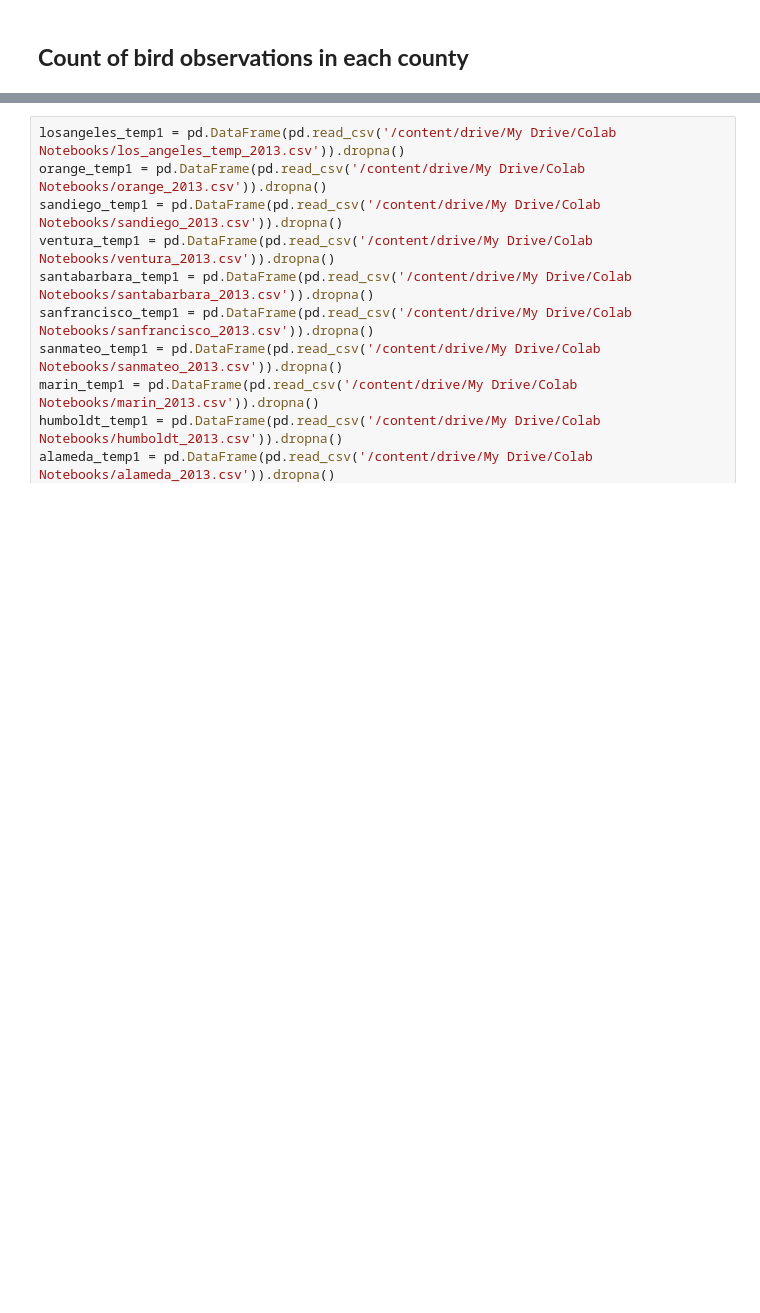
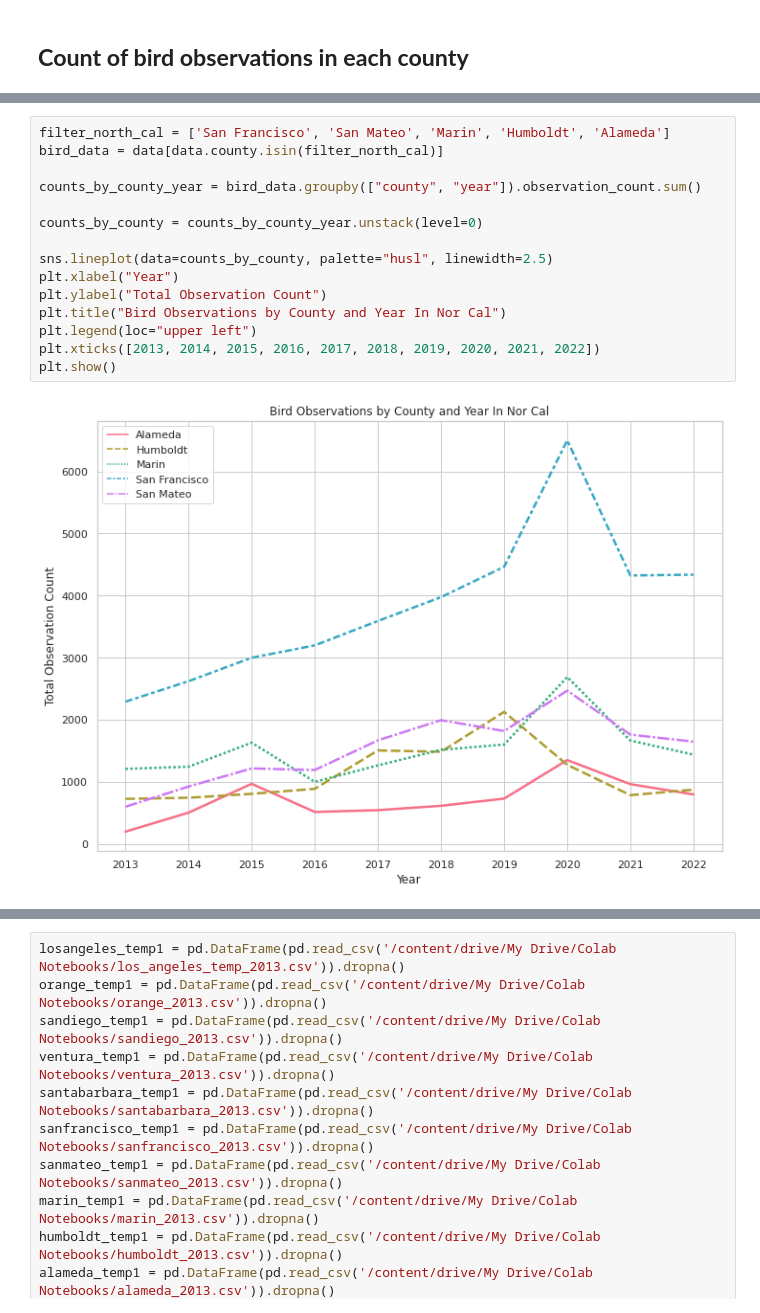
Before and after one commit to imshivs/hummingbirds, a Jupyter notebook: hummingbirds_FINAL_PROJECT.ipynb, the cells around one changed output, grey strips where cells are left out. Cells and saved outputs as stored; diff of their text form; blank space fills up the shorter version.

```diff
--- a/hummingbirds_FINAL_PROJECT.ipynb
+++ b/hummingbirds_FINAL_PROJECT.ipynb
@@ -170,0 +153,17 @@ plt.legend(loc="best")
+# %%
+filter_north_cal = ['San Francisco', 'San Mateo', 'Marin', 'Humboldt', 'Alameda']
+bird_data = data[data.county.isin(filter_north_cal)]
+
+counts_by_county_year = bird_data.groupby(["county", "year"]).observation_count.sum()
+
+counts_by_county = counts_by_county_year.unstack(level=0)
+
+sns.lineplot(data=counts_by_county, palette="husl", linewidth=2.5)
+plt.xlabel("Year")
+plt.ylabel("Total Observation Count")
+plt.title("Bird Observations by County and Year In Nor Cal")
+plt.legend(loc="upper left")
+plt.xticks([2013, 2014, 2015, 2016, 2017, 2018, 2019, 2020, 2021, 2022])
+plt.show()
+# %% [output]
+[figure, added]
```
Also changed, not shown: parts of 18 cells of this notebook.
